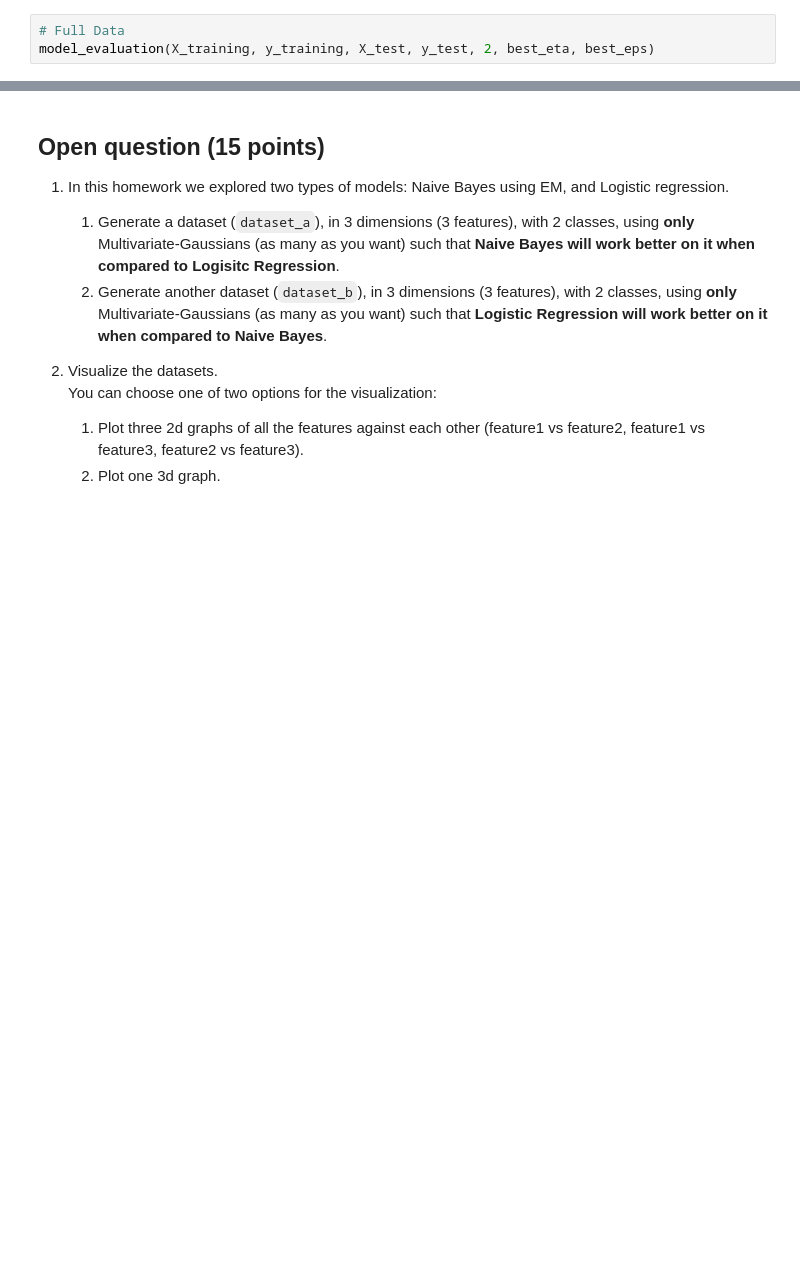
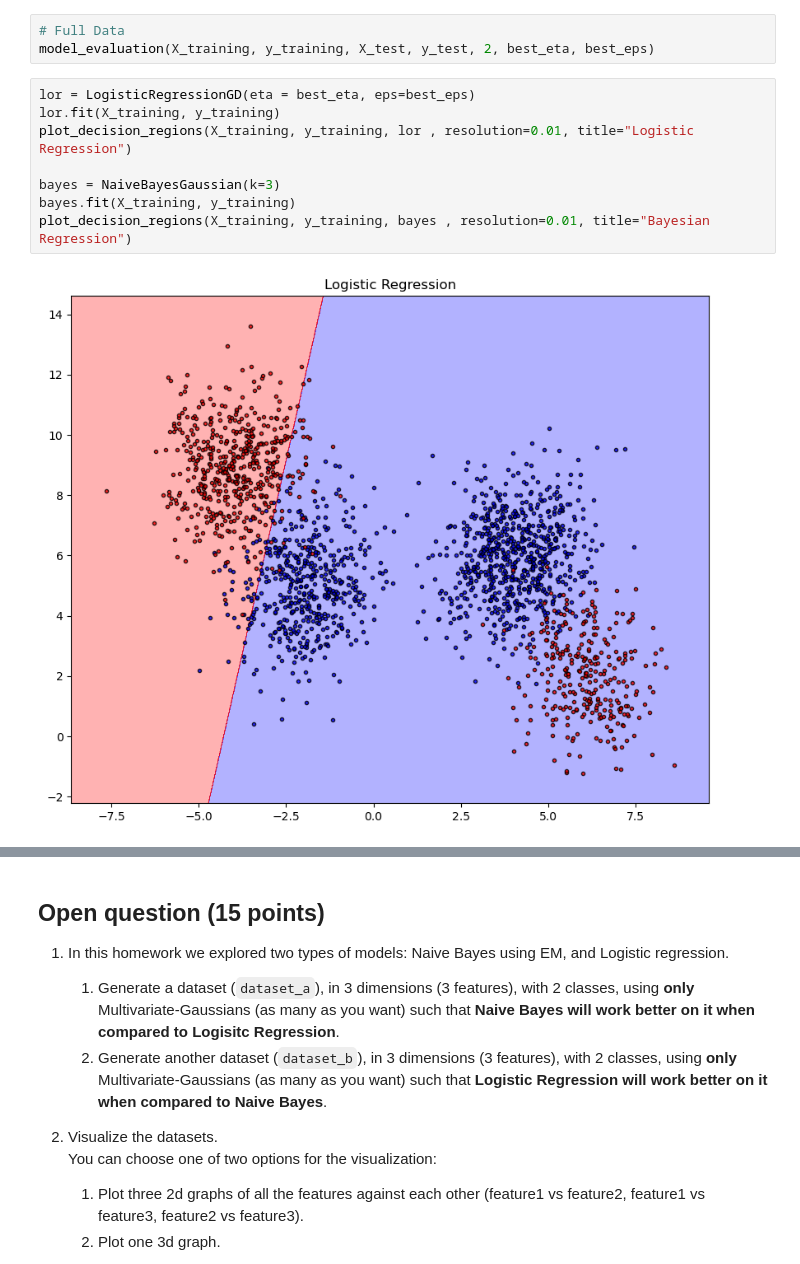
Before and after one commit to liel109/Machine-Learning, a Jupyter notebook: Hw-4/hwa4.ipynb, the cells around one changed output, grey strips where cells are left out. Cells and saved outputs as stored; diff of their text form; blank space fills up the shorter version.

```diff
--- a/Hw-4/hwa4.ipynb
+++ b/Hw-4/hwa4.ipynb
@@ -402,3 +382,13 @@ model_evaluation(X_training_1000, y_training_1000, X_test_500, y_test_500, 1, be
 # %%
 # Full Data
 model_evaluation(X_training, y_training, X_test, y_test, 2, best_eta, best_eps)
+# %%
+lor = LogisticRegressionGD(eta = best_eta, eps=best_eps)
+lor.fit(X_training, y_training)
+plot_decision_regions(X_training, y_training, lor , resolution=0.01, title="Logistic Regression")
+
+bayes = NaiveBayesGaussian(k=3)
+bayes.fit(X_training, y_training)
+plot_decision_regions(X_training, y_training, bayes , resolution=0.01, title="Bayesian Regression")
+# %% [output]
+[figure, added]
```
Also changed, not shown: parts of 14 cells of this notebook, 1 other file.
